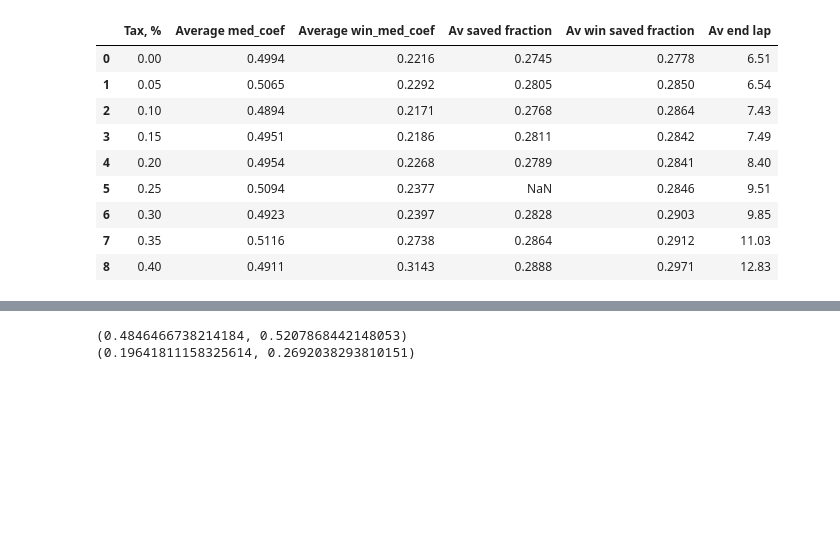
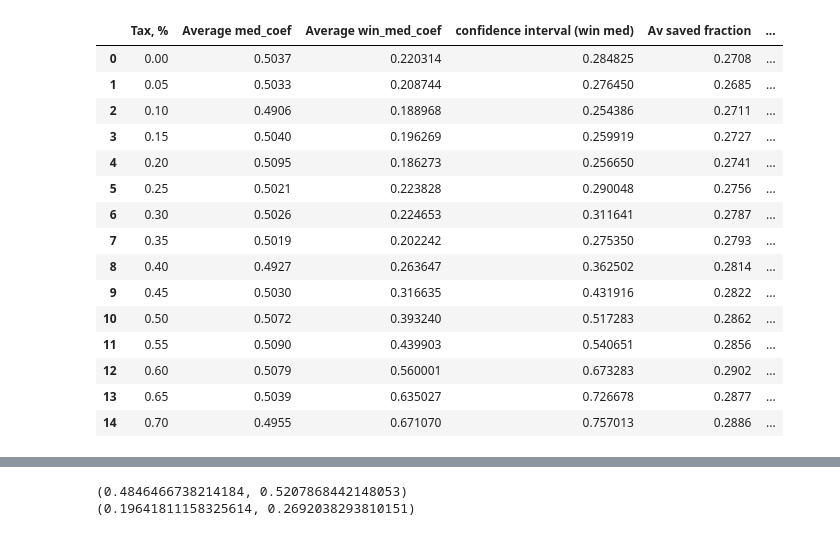
Before and after one commit to FrantsuazaPsychoIT/AgentModel, a Jupyter notebook: Agent_model_NPO.ipynb, the cells around one changed output, grey strips where cells are left out. Saved outputs shown, nothing was run; the diff lists cells and outputs as text; code cells hidden in the pictures; blank space fills up the shorter version.

```diff
--- a/Agent_model_NPO.ipynb
+++ b/Agent_model_NPO.ipynb
@@ -216,10 +397,10 @@ from statistics import mean
 import pandas as pd
 import scipy.stats as st
 
-tax_results = pd.DataFrame(columns = ['Tax, %', 'Average med_coef', 'Average win_med_coef', 'Av saved fraction', 'Av win saved fraction', 'Av end lap'])
+tax_results = pd.DataFrame(columns = ['Tax, %', 'Average med_coef', 'Average win_med_coef', 'confidence interval (win med)', 'Av saved fraction', 'Av win saved fraction', 'confidence interval (win saved)', 'Av end lap', 'Corr(laps, medcoef)', 'Corr(Saved frac, medcoef)'])
 
 
-def tax_sim(df, tax = 0., print_status = False):
+def tax_sim(df, tax = 0., print_status = False, gr_status = False, diagnosis_count = 1):
     total_laps = np.zeros(1000, np.uint16)
     total_med_coef = np.zeros(1000)
     total_saved_lifes = np.zeros(1000)
@@ -230,34 +411,41 @@ def tax_sim(df, tax = 0., print_status = False):
     winner_med = np.zeros(100)
     winner_saved_fraction = np.zeros(100)
 
-    Model = SimpleAgentModel()
+    Model = SimpleAgentModel(graph_status = gr_status, diag_count = diagnosis_count)
     Model.organizations.tax = tax
 
     for i in range(100):
         end, laps, med_coef, saved_lifes, total_pat, win_ind = Model.simulation()
         for j in range(i * 10, i * 10 + 10):
             total_laps[j] = laps[j % 10]
-            total_med_coef[j] = med_coef[j % 10]
-            total_saved_lifes[j] = saved_lifes[j % 10]
+            total_med_coef[j] = round(med_coef[j % 10], 3)
+            #print(saved_lifes)
+            total_saved_lifes[j] = saved_lifes[0][j % 10]
             total_patients[j] = total_pat[j % 10]
-        #total_laps.extend(laps)
-        #total_med_coef.extend(med_coef)
-        #total_saved_lifes.extend(saved_lifes)
-        #total_patients.extend(total_pat)
         game_end[i] = end
         winner_med[i] = med_coef[win_ind]
-        winner_saved_fraction[i] = saved_lifes[win_ind] / total_pat[win_ind]
-
-       # game_end.append(end)
-        #winner_med.append(med_coef[win_ind])
-        #winner_saved_fraction.append(saved_lifes[win_ind] / total_pat[win_ind])
+        winner_saved_fraction[i] = saved_lifes[0][win_ind] / total_pat[win_ind]
     for i in range(1000):
         saved_fraction[i] = total_saved_lifes[i] / total_patients[i]
 
-    df.loc[len(df.index)] = [tax, round(np.mean(total_med_coef), 4), round(np.mean(winner_med), 4), round(np.mean(saved_fraction), 4), round(np.mean(winner_saved_fraction), 4), round(np.mean(game_end), 4)]
+    winner_med_inter = st.t.interval(alpha = 0.99, df = len(winner_med)-1, loc = np.mean(winner_med), scale = st.sem(winner_med))
+    winner_savedfrac_inter = st.t.interval(alpha = 0.99, df = len(winner_saved_fraction)-1, loc = np.mean(winner_saved_fraction), scale = st.sem(winner_saved_fraction))
+
+    corr_lap_medcoef = np.corrcoef(total_laps, total_med_coef)
+    corr_savedfrac_med_coef =  np.corrcoef(total_saved_lifes, total_med_coef)
+    #df.loc[len(df.index)] = [tax, round(np.mean(total_med_coef), 4), round(np.mean(winner_med), 4),
+    #                         round(np.mean(saved_fraction), 4), round(np.mean(winner_saved_fraction), 4),
+    #                         round(np.mean(game_end), 4), corr_lap_medcoef[0, 1], corr_savedfrac_med_coef[0, 1]]
+    print(winner_med_inter[0])
+
+    df.loc[len(df.index)] = [tax, round(np.mean(total_med_coef), 4),
+                             winner_med_inter[0],  winner_med_inter[1],
+                             round(np.mean(saved_fraction), 4),
+                             winner_savedfrac_inter[0],  winner_savedfrac_inter[1],
+                             round(np.mean(game_end), 4), corr_lap_medcoef[0, 1], corr_savedfrac_med_coef[0, 1]]
+
 
     #saved_fraction =[total_saved_lifes[i] / total_patients[i] for i in range(len(total_patients))]
-
     #total_med_inter = st.t.interval(alpha = 0.99, df = len(total_med_coef)-1, loc = np.mean(total_med_coef), scale = st.sem(total_med_coef))
     #winner_med_inter = st.t.interval(alpha = 0.99, df = len(winner_med)-1, loc = np.mean(winner_med), scale = st.sem(winner_med))
 
@@ -275,14 +463,33 @@ def tax_sim(df, tax = 0., print_status = False):
         print(f'Standart deviation saved fraction: {round(np.std(saved_fraction), 4)}')     #  0.2249
         print(f'Standart deviation winner saved fraction: {round(np.std(winner_saved_fraction), 4)}')  #   0.2126
 
-        plt.scatter(total_med_coef, total_laps, s = 1)
-        plt.show()
+        #plt.scatter(total_med_coef, total_laps, s = 1)
+        #plt.show()
 
         plt.hist(game_end)
         plt.show()
 
-for k in range(0, 45, 5):
-    tax_sim(tax_results, tax = k / 100)
+        plt.hist(total_med_coef)
+        plt.show()
+
+        plt.hist(winner_med)  #
+        plt.show()
+
+for k in range(0, 75, 5):
+    tax_sim(tax_results, tax = k / 100, print_status = False, gr_status = False, diagnosis_count = 1)
 
 tax_results
+
+#  Гипотеза: на начальном этапе медицинский коэффициент не особо на что-то влияет,
+#  потому что на первых этапах (без репутации) бюджет формируется по большей части за счет рекламы.
+#  Если нет денег, то никто и не спасается.
+#  Можно посмотреть на количество денег, которые получают пациенты и фракцию выживших.
+
+#  А что если будем давать деньги наоборот тем, кто с наименьшей вероятностью выживет.
+
+#  Вероятно, на начальном этапе выгоднее вкладываться в рекламу, а потом уже при неком уровне
+#  известности вкладываться в медицину
+
+#  А как часто доноры меняют организацию? А повлияет ли на эффективность и медицинские коэффициенты,
+#  если доноры будут чаще менять организацию? (наверное, да, потому что реклама будет больше влиять)
 # %% [output]
@@ -289,10 +511,16 @@ tax_results
-|  | Tax, % | Average med_coef | Average win_med_coef | Av saved fraction | Av win saved fraction | Av end lap |
-| 0 | 0.00 | 0.4994 | 0.2216 | 0.2745 | 0.2778 | 6.51 |
-| 1 | 0.05 | 0.5065 | 0.2292 | 0.2805 | 0.2850 | 6.54 |
-| 2 | 0.10 | 0.4894 | 0.2171 | 0.2768 | 0.2864 | 7.43 |
-| 3 | 0.15 | 0.4951 | 0.2186 | 0.2811 | 0.2842 | 7.49 |
-| 4 | 0.20 | 0.4954 | 0.2268 | 0.2789 | 0.2841 | 8.40 |
-| 5 | 0.25 | 0.5094 | 0.2377 | NaN | 0.2846 | 9.51 |
-| 6 | 0.30 | 0.4923 | 0.2397 | 0.2828 | 0.2903 | 9.85 |
-| 7 | 0.35 | 0.5116 | 0.2738 | 0.2864 | 0.2912 | 11.03 |
-| 8 | 0.40 | 0.4911 | 0.3143 | 0.2888 | 0.2971 | 12.83 |
+|  | Tax, % | Average med_coef | Average win_med_coef | confidence interval (win med) | Av saved fraction | ... |
+| 0 | 0.00 | 0.5037 | 0.220314 | 0.284825 | 0.2708 | ... |
+| 1 | 0.05 | 0.5033 | 0.208744 | 0.276450 | 0.2685 | ... |
+| 2 | 0.10 | 0.4906 | 0.188968 | 0.254386 | 0.2711 | ... |
+| 3 | 0.15 | 0.5040 | 0.196269 | 0.259919 | 0.2727 | ... |
+| 4 | 0.20 | 0.5095 | 0.186273 | 0.256650 | 0.2741 | ... |
+| 5 | 0.25 | 0.5021 | 0.223828 | 0.290048 | 0.2756 | ... |
+| 6 | 0.30 | 0.5026 | 0.224653 | 0.311641 | 0.2787 | ... |
+| 7 | 0.35 | 0.5019 | 0.202242 | 0.275350 | 0.2793 | ... |
+| 8 | 0.40 | 0.4927 | 0.263647 | 0.362502 | 0.2814 | ... |
+| 9 | 0.45 | 0.5030 | 0.316635 | 0.431916 | 0.2822 | ... |
+| 10 | 0.50 | 0.5072 | 0.393240 | 0.517283 | 0.2862 | ... |
+| 11 | 0.55 | 0.5090 | 0.439903 | 0.540651 | 0.2856 | ... |
+| 12 | 0.60 | 0.5079 | 0.560001 | 0.673283 | 0.2902 | ... |
+| 13 | 0.65 | 0.5039 | 0.635027 | 0.726678 | 0.2877 | ... |
+| 14 | 0.70 | 0.4955 | 0.671070 | 0.757013 | 0.2886 | ... |
```
Also changed, not shown: parts of 10 cells of this notebook, 2 other files.
